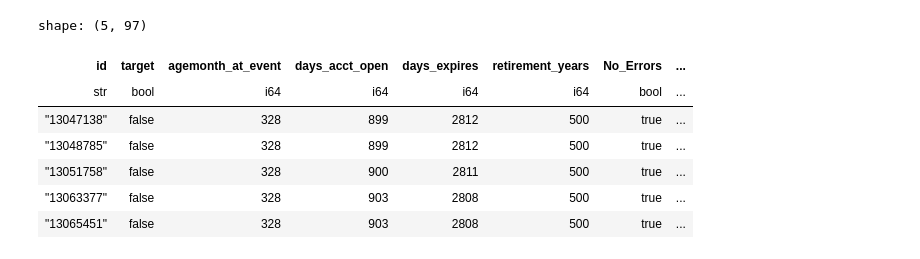
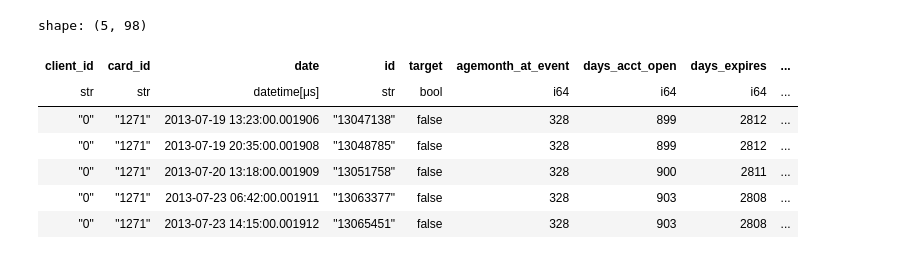
Before and after one commit to diegozt91-dotcom/financial-fraud-MLOps, a Jupyter notebook: notebooks/Polars/pl_8_Deep_Learning.ipynb, the cells around one changed output. Saved outputs shown, nothing was run; the diff lists cells and outputs as text; code cells hidden in the pictures.

```diff
--- a/notebooks/Polars/pl_8_Deep_Learning.ipynb
+++ b/notebooks/Polars/pl_8_Deep_Learning.ipynb
@@ -4,21 +20,18 @@ path = "/home/jovyan/work/"
 # %%
 features_df = (
     pl.scan_parquet(f"{path}data/gold/Polars/feature_complete_fraud_data.parquet")
-    .select(pl.all().exclude("client_id", "card_id", "date",
-                             # "id",
-                             "merchant_latitude", "merchant_longitude"
-                            ))
+    .select(pl.all().exclude("merchant_latitude", "merchant_longitude"))
 )
 
 features_df.show(5)
 # %% [output]
-shape: (5, 97)
+shape: (5, 98)
-| id | target | agemonth_at_event | days_acct_open | days_expires | retirement_years | No_Errors | ... |
-| str | bool | i64 | i64 | i64 | i64 | bool | ... |
-| "13047138" | false | 328 | 899 | 2812 | 500 | true | ... |
-| "13048785" | false | 328 | 899 | 2812 | 500 | true | ... |
-| "13051758" | false | 328 | 900 | 2811 | 500 | true | ... |
-| "13063377" | false | 328 | 903 | 2808 | 500 | true | ... |
-| "13065451" | false | 328 | 903 | 2808 | 500 | true | ... |
+| client_id | card_id | date | id | target | agemonth_at_event | days_acct_open | days_expires | ... |
+| str | str | datetime[μs] | str | bool | i64 | i64 | i64 | ... |
+| "0" | "1271" | 2013-07-19 13:23:00.001906 | "13047138" | false | 328 | 899 | 2812 | ... |
+| "0" | "1271" | 2013-07-19 20:35:00.001908 | "13048785" | false | 328 | 899 | 2812 | ... |
+| "0" | "1271" | 2013-07-20 13:18:00.001909 | "13051758" | false | 328 | 900 | 2811 | ... |
+| "0" | "1271" | 2013-07-23 06:42:00.001911 | "13063377" | false | 328 | 903 | 2808 | ... |
+| "0" | "1271" | 2013-07-23 14:15:00.001912 | "13065451" | false | 328 | 903 | 2808 | ... |
 # %%
 df = features_df.collect()
```
Also changed, not shown: parts of 39 cells of this notebook, 6 other files.
